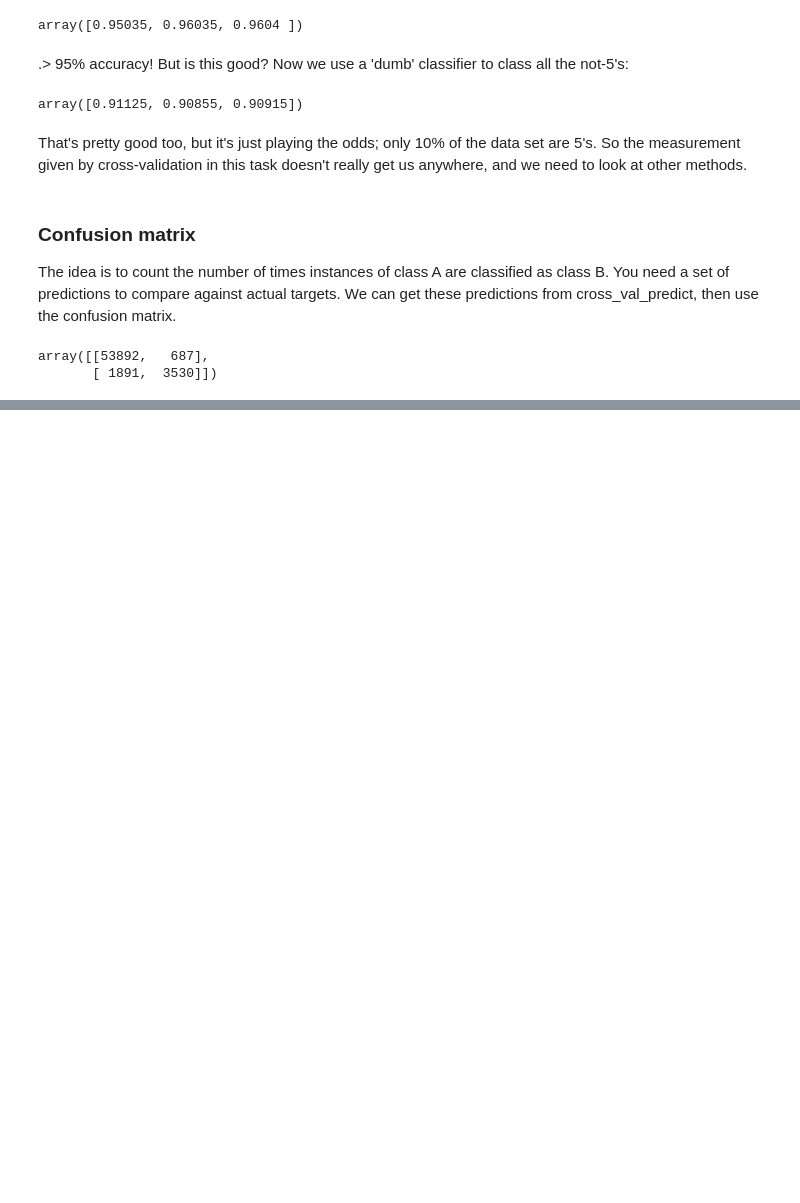
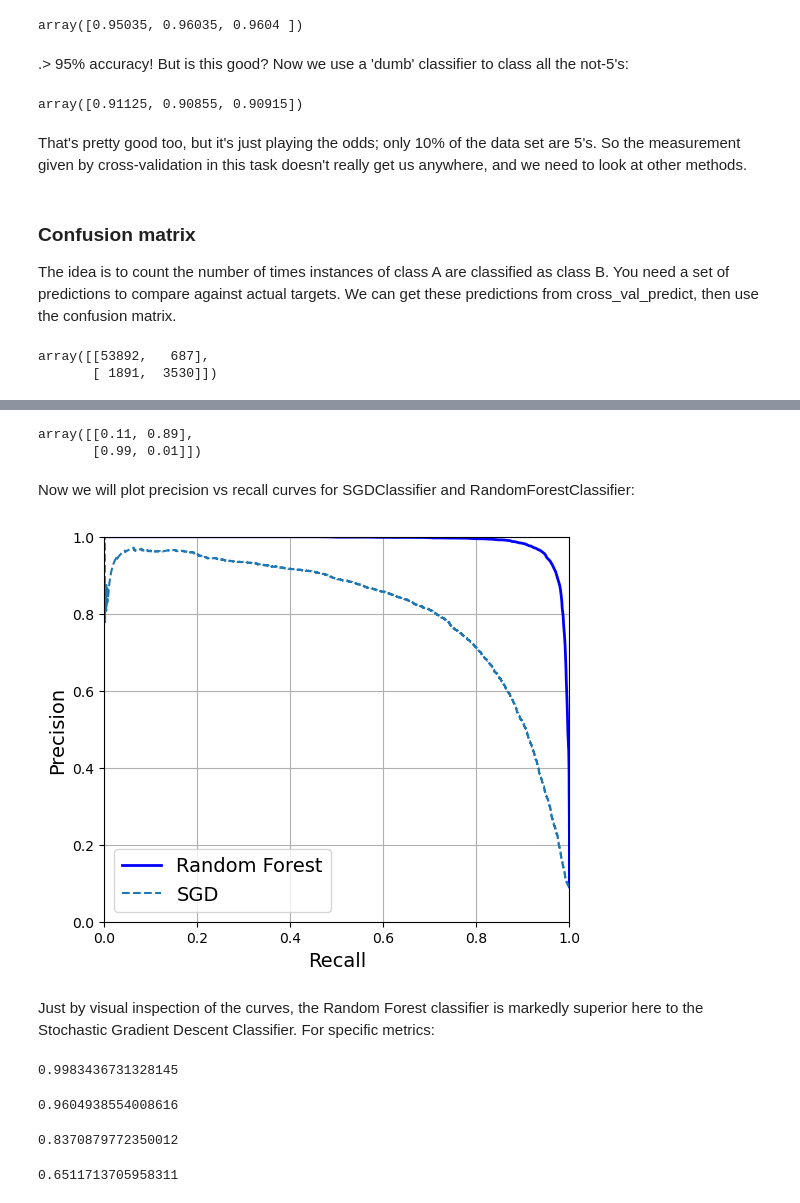
Before and after one commit to ewiggestriger/classification_digit_OCR, a Jupyter notebook: classification.ipynb, the cells around one changed output, grey strips where cells are left out. Saved outputs shown, nothing was run; the diff lists cells and outputs as text; code cells hidden in the pictures; blank space fills up the shorter version.

```diff
--- a/classification.ipynb
+++ b/classification.ipynb
@@ -147,0 +301,53 @@ array([[53892,   687],
+# %%
+# create and train the random forest classifier
+from sklearn.ensemble import RandomForestClassifier
+
+forest_clf = RandomForestClassifier(random_state=42)
+# %%
+y_probas_forest = cross_val_predict(forest_clf, X_train, y_train_5, cv=3, method="predict_proba")
+# %%
+y_probas_forest[:2]
+# %% [output]
+array([[0.11, 0.89],
+       [0.99, 0.01]])
+# %%
+y_scores_forest = y_probas_forest[:, 1]
+precisions_forest, recalls_forest, thresholds_forest = precision_recall_curve(y_train_5, y_scores_forest)
+# %% [markdown]
+Now we will plot precision vs recall curves for SGDClassifier and RandomForestClassifier:
+# %%
+plt.figure(figsize=(6,5))
+plt.plot(recalls_forest, precisions_forest, "b-", linewidth=2, label="Random Forest")
+plt.plot(recalls, precisions, "--", label="SGD")
+
+# prettify
+plt.xlabel("Recall")
+plt.ylabel("Precision")
+plt.axis([0, 1, 0, 1])
+plt.grid()
+plt.legend(loc="lower left")
+plt.savefig("pr_curve_comparison_plot")
+
+plt.show()
+# %% [output]
+[figure, added]
+# %% [markdown]
+Just by visual inspection of the curves, the Random Forest classifier is markedly superior here to the Stochastic Gradient Descent Classifier. For specific metrics:
+# %%
+# roc auc scores
+from sklearn.metrics import roc_auc_score
+roc_auc_score(y_train_5, y_scores_forest)
+# %% [output]
+0.9983436731328145
+# %%
+roc_auc_score(y_train_5, y_scores)
+# %% [output]
+0.9604938554008616
+# %%
+precision_score(y_train_5, y_train_pred)
+# %% [output]
+0.8370879772350012
+# %%
+recall_score(y_train_5, y_train_pred)
+# %% [output]
+0.6511713705958311
```
Also changed, not shown: parts of 59 cells of this notebook, 8 other files.
